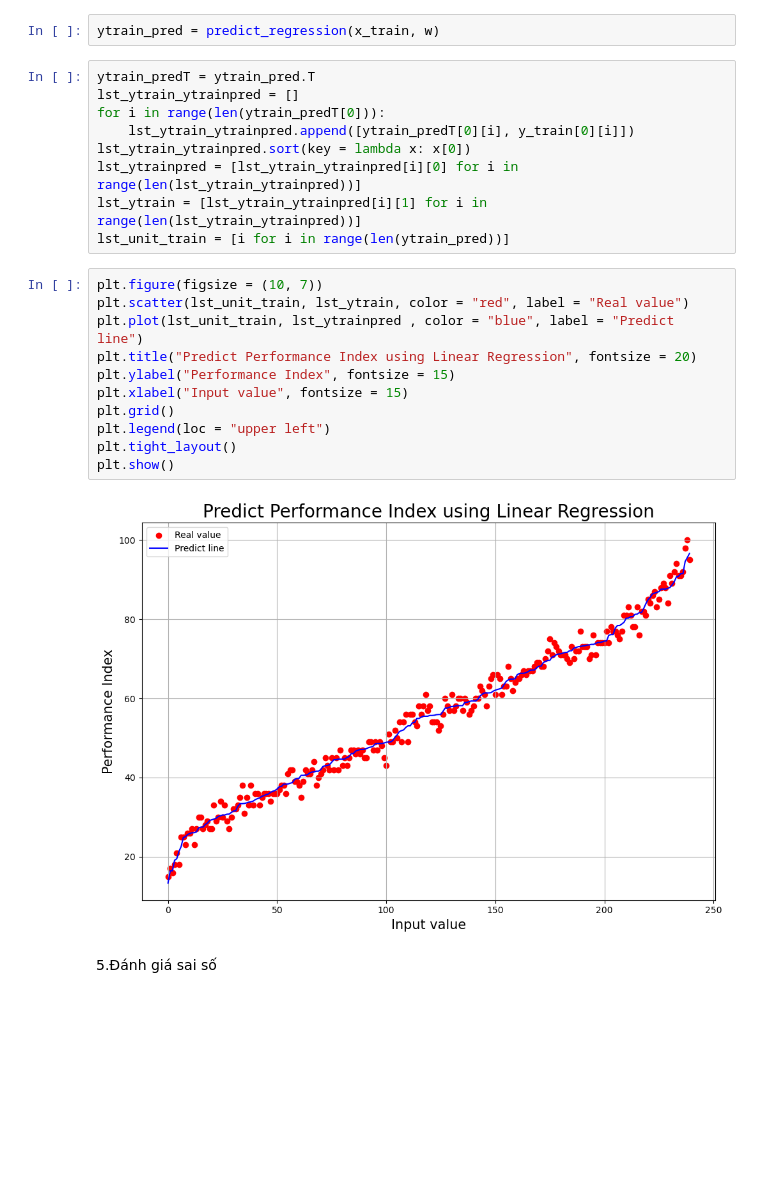
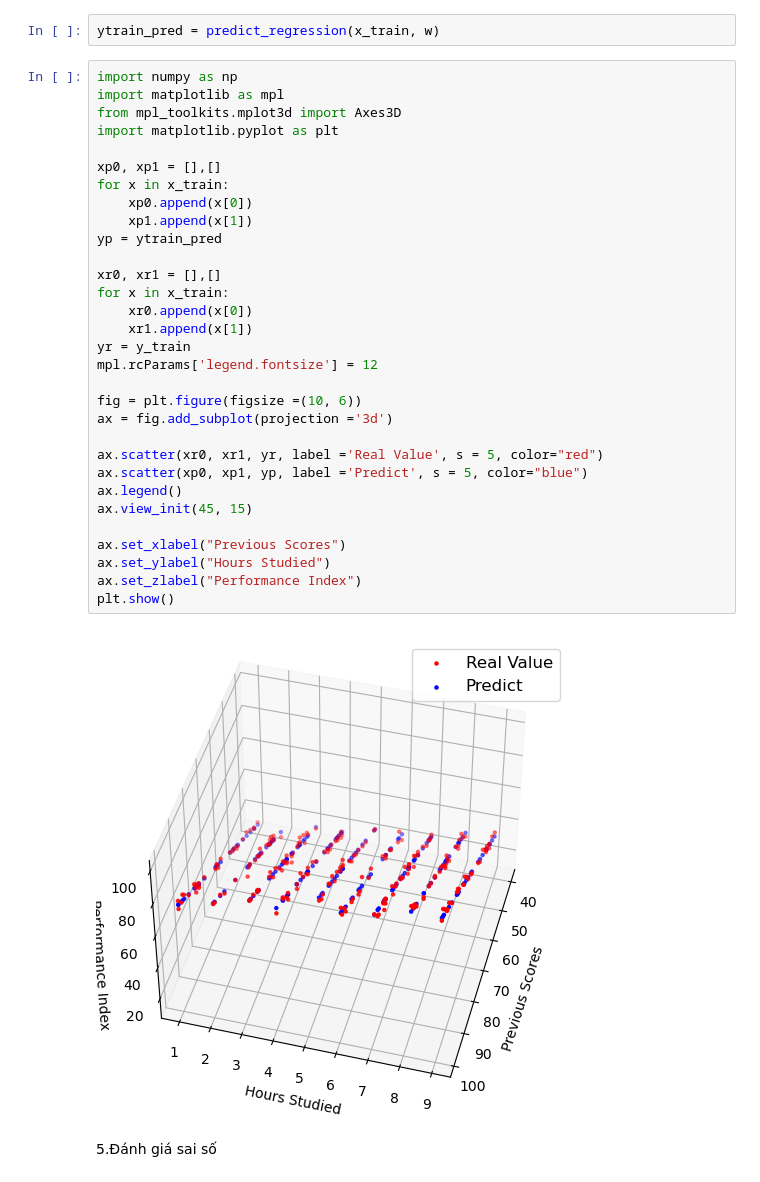
Before and after one commit to fmt133/MAI, a Jupyter notebook: MAI GROUP4.ipynb, the cells around one changed output. Cells and saved outputs as stored; diff of their text form; blank space fills up the shorter version.

```diff
--- a/MAI GROUP4.ipynb
+++ b/MAI GROUP4.ipynb
@@ -232,28 +243,39 @@ plt.show()
 4.Dự đoán cho x_train
 # %%
 ytrain_pred = predict_regression(x_train, w)
-# %%
-ytrain_predT = ytrain_pred.T
-lst_ytrain_ytrainpred = []
-for i in range(len(ytrain_predT[0])):
-    lst_ytrain_ytrainpred.append([ytrain_predT[0][i], y_train[0][i]])
-lst_ytrain_ytrainpred.sort(key = lambda x: x[0])
-lst_ytrainpred = [lst_ytrain_ytrainpred[i][0] for i in range(len(lst_ytrain_ytrainpred))]
-lst_ytrain = [lst_ytrain_ytrainpred[i][1] for i in range(len(lst_ytrain_ytrainpred))]
-lst_unit_train = [i for i in range(len(ytrain_pred))]
-# %%
-plt.figure(figsize = (10, 7))
-plt.scatter(lst_unit_train, lst_ytrain, color = "red", label = "Real value")
-plt.plot(lst_unit_train, lst_ytrainpred , color = "blue", label = "Predict line")
-plt.title("Predict Performance Index using Linear Regression", fontsize = 20)
-plt.ylabel("Performance Index", fontsize = 15)
-plt.xlabel("Input value", fontsize = 15)
-plt.grid()
-plt.legend(loc = "upper left")
-plt.tight_layout()
-plt.show()
-# %% [output]
-[figure, removed]
+# %%
+import numpy as np
+import matplotlib as mpl
+from mpl_toolkits.mplot3d import Axes3D
+import matplotlib.pyplot as plt
+
+xp0, xp1 = [],[]
+for x in x_train:
+    xp0.append(x[0])
+    xp1.append(x[1])
+yp = ytrain_pred
+
+xr0, xr1 = [],[]
+for x in x_train:
+    xr0.append(x[0])
+    xr1.append(x[1])
+yr = y_train
+mpl.rcParams['legend.fontsize'] = 12
+
+fig = plt.figure(figsize =(10, 6))
+ax = fig.add_subplot(projection ='3d')
+
+ax.scatter(xr0, xr1, yr, label ='Real Value', s = 5, color="red")
+ax.scatter(xp0, xp1, yp, label ='Predict', s = 5, color="blue")
+ax.legend()
+ax.view_init(45, 15)
+
+ax.set_xlabel("Previous Scores")
+ax.set_ylabel("Hours Studied")
+ax.set_zlabel("Performance Index")
+plt.show()
+# %% [output]
+[figure, added]
 # %% [markdown]
 5.Đánh giá sai số
 # %% [markdown]
```
Also changed, not shown: parts of 4 cells of this notebook.
